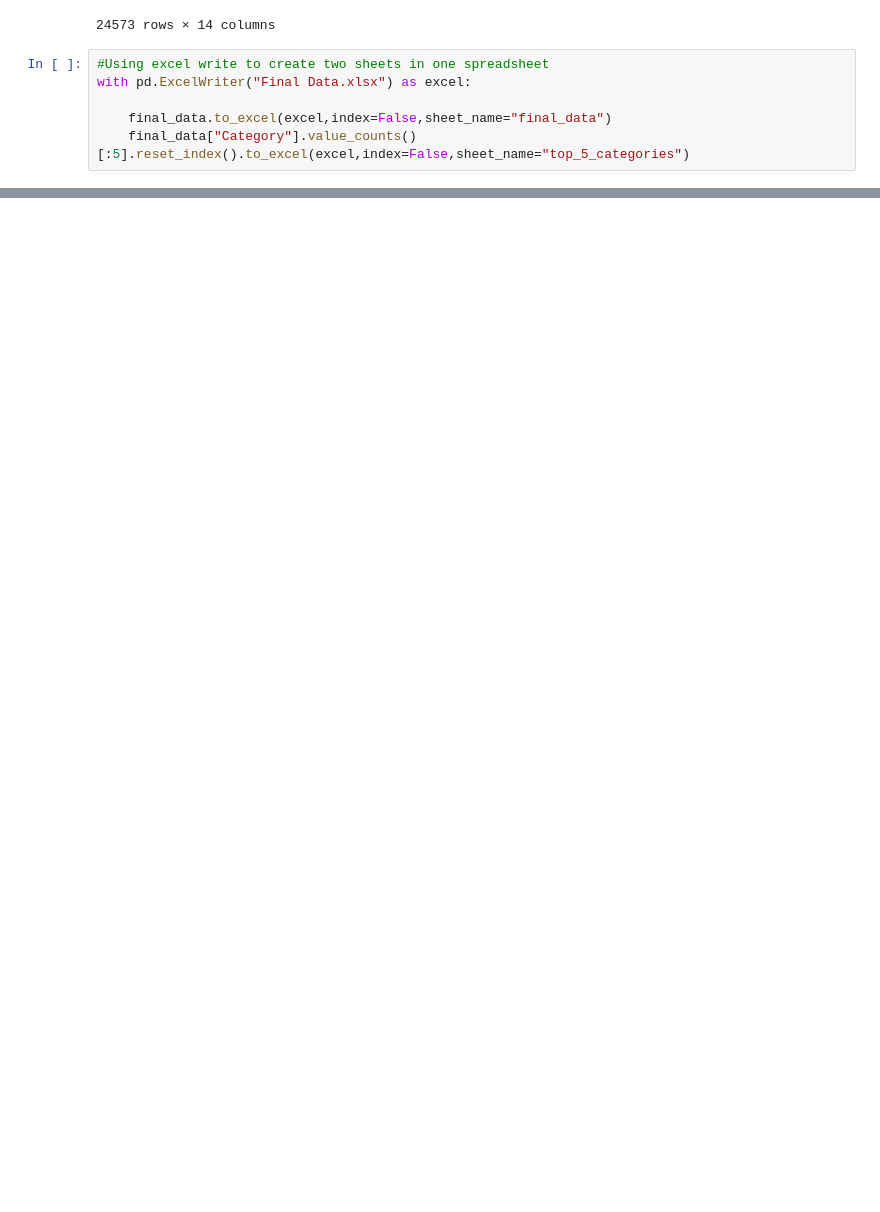
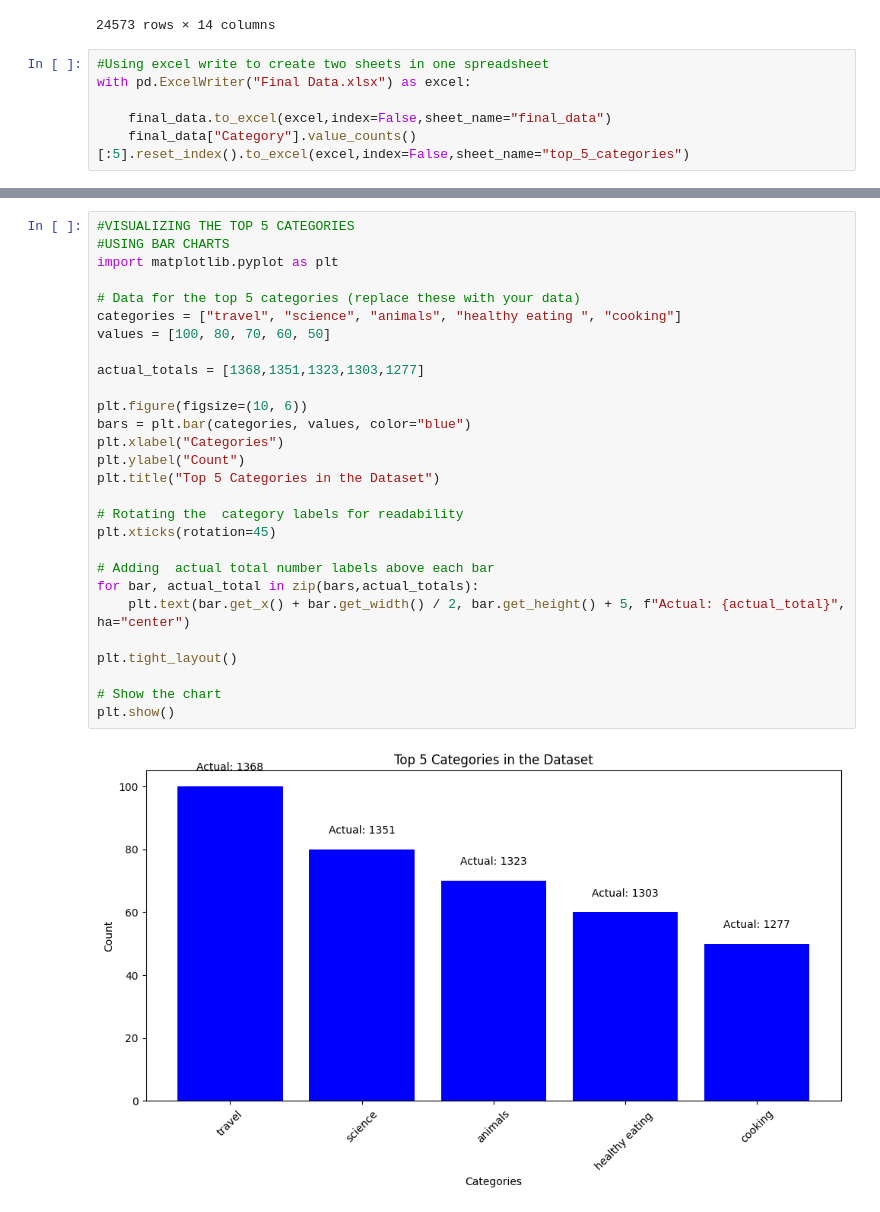
Before and after one commit to IVYMWAI/Social-BUZZ-Project, a Jupyter notebook: Jupyter nb.ipynb, the cells around one changed output, grey strips where cells are left out. Saved outputs shown, nothing was run; the diff lists cells and outputs as text; blank space fills up the shorter version.

```diff
--- a/Jupyter nb.ipynb
+++ b/Jupyter nb.ipynb
@@ -254,0 +309,30 @@ with pd.ExcelWriter("Final Data.xlsx") as excel:
+# %%
+#VISUALIZING THE TOP 5 CATEGORIES
+#USING BAR CHARTS
+import matplotlib.pyplot as plt
+
+# Data for the top 5 categories (replace these with your data)
+categories = ["travel", "science", "animals", "healthy eating ", "cooking"]
+values = [100, 80, 70, 60, 50]
+
+actual_totals = [1368,1351,1323,1303,1277]
+
+plt.figure(figsize=(10, 6))
+bars = plt.bar(categories, values, color="blue")
+plt.xlabel("Categories")
+plt.ylabel("Count")
+plt.title("Top 5 Categories in the Dataset")
+
+# Rotating the  category labels for readability
+plt.xticks(rotation=45)
+
+# Adding  actual total number labels above each bar
+for bar, actual_total in zip(bars,actual_totals):
+    plt.text(bar.get_x() + bar.get_width() / 2, bar.get_height() + 5, f"Actual: {actual_total}", ha="center")
+
+plt.tight_layout()
+
+# Show the chart
+plt.show()
+# %% [output]
+[figure, added]
```
Also changed, not shown: parts of 13 cells of this notebook, 1 other file.
